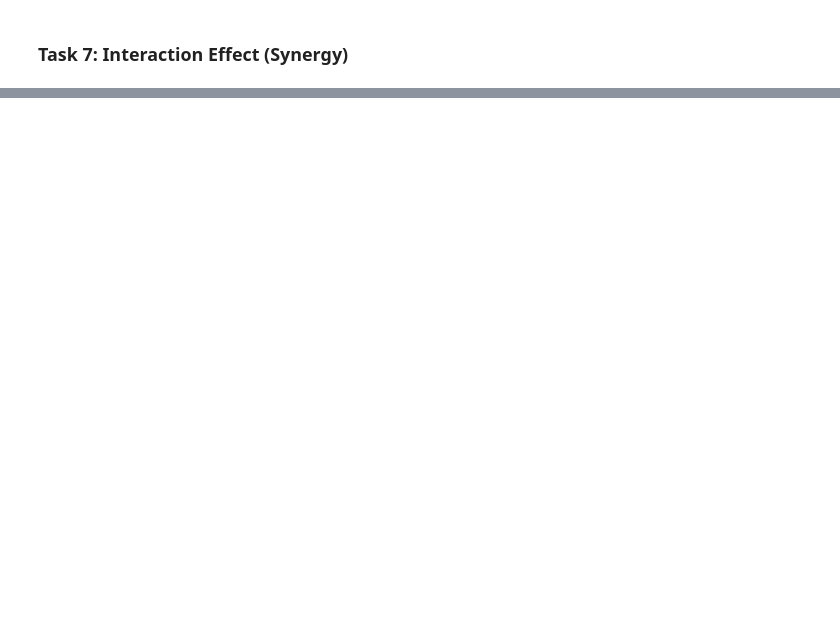
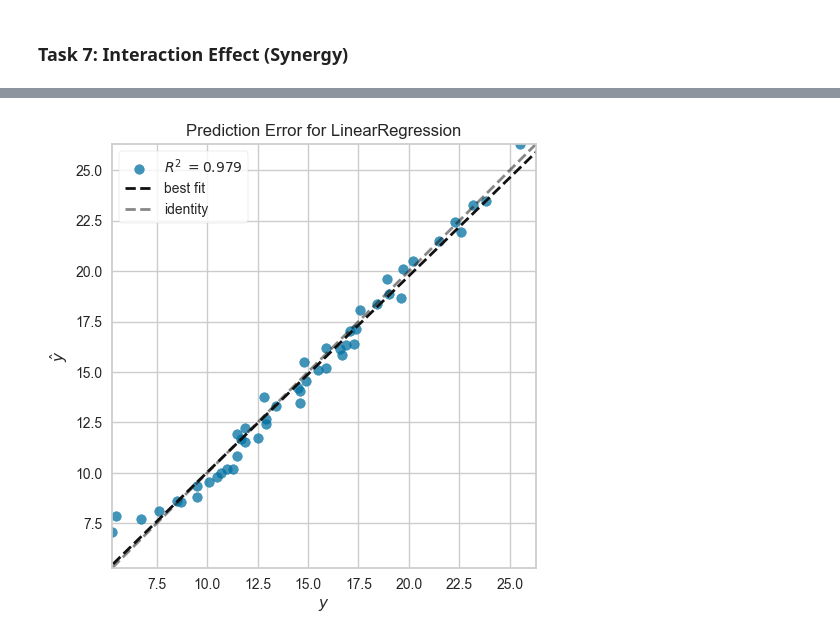
Before and after one commit to IDOJI/JupyterNotebook, a Jupyter notebook: Coursera/Multiple Linear Regression with scikit-learn/multiple-linear-regression.ipynb, the cells around one changed output, grey strips where cells are left out. Cells and saved outputs as stored; diff of their text form; code cells hidden in the pictures; blank space fills up the shorter version.

```diff
--- a/Coursera/Multiple Linear Regression with scikit-learn/multiple-linear-regression.ipynb
+++ b/Coursera/Multiple Linear Regression with scikit-learn/multiple-linear-regression.ipynb
@@ -133,0 +190,7 @@ Let's use train/test split with RMSE to see whether newspaper should be kept in
+# %%
+from yellowbrick.regressor import PredictionError, ResidualsPlot
+visualizer = PredictionError(lm6).fit(X_train, y_train)
+visualizer.score(X_test, y_test)
+visualizer.poof();
+# %% [output]
+[figure, added]
```
Also changed, not shown: parts of 7 cells of this notebook, 3 other files.
